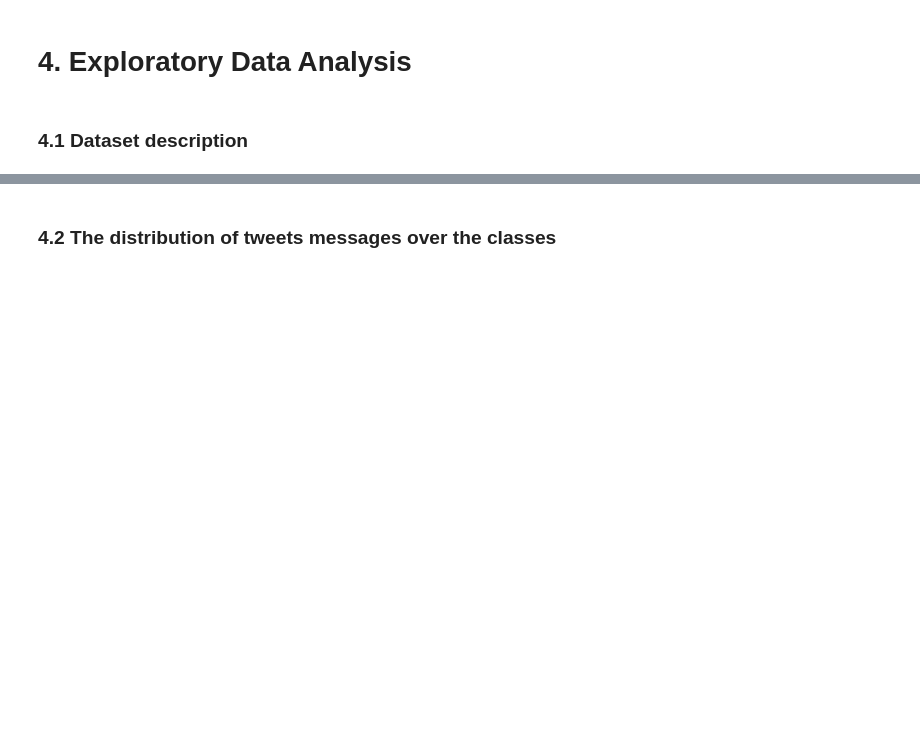
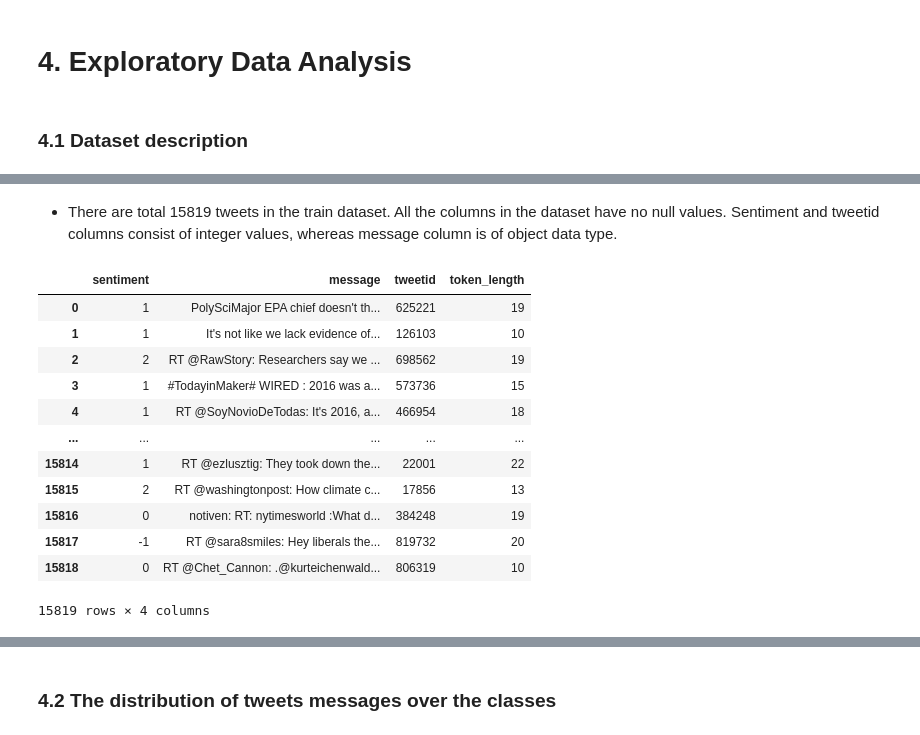
Before and after one commit to Yaya-T/Classic8, a Jupyter notebook: Classification.ipynb, the cells around one changed output, grey strips where cells are left out. Saved outputs shown, nothing was run; the diff lists cells and outputs as text; code cells hidden in the pictures; blank space fills up the shorter version.

```diff
--- a/Classification.ipynb
+++ b/Classification.ipynb
@@ -105,0 +125,22 @@ test.head()
+# %% [markdown]
+* There are total 15819 tweets in the train dataset.
+All the columns in the dataset have no null values.
+Sentiment and tweetid columns consist of integer values, whereas message column is of object data type.
+# %%
+# look at how many words are there in each tweet message.
+train['token_length'] = [len(x.split(" ")) for x in train.message]
+train # call train df
+# %% [output]
+|  | sentiment | message | tweetid | token_length |
+| 0 | 1 | PolySciMajor EPA chief doesn't th... | 625221 | 19 |
+| 1 | 1 | It's not like we lack evidence of... | 126103 | 10 |
+| 2 | 2 | RT @RawStory: Researchers say we ... | 698562 | 19 |
+| 3 | 1 | #TodayinMaker# WIRED : 2016 was a... | 573736 | 15 |
+| 4 | 1 | RT @SoyNovioDeTodas: It's 2016, a... | 466954 | 18 |
+| ... | ... | ... | ... | ... |
+| 15814 | 1 | RT @ezlusztig: They took down the... | 22001 | 22 |
+| 15815 | 2 | RT @washingtonpost: How climate c... | 17856 | 13 |
+| 15816 | 0 | notiven: RT: nytimesworld :What d... | 384248 | 19 |
+| 15817 | -1 | RT @sara8smiles: Hey liberals the... | 819732 | 20 |
+| 15818 | 0 | RT @Chet_Cannon: .@kurteichenwald... | 806319 | 10 |
+15819 rows × 4 columns
```
Also changed, not shown: parts of 15 cells of this notebook.
